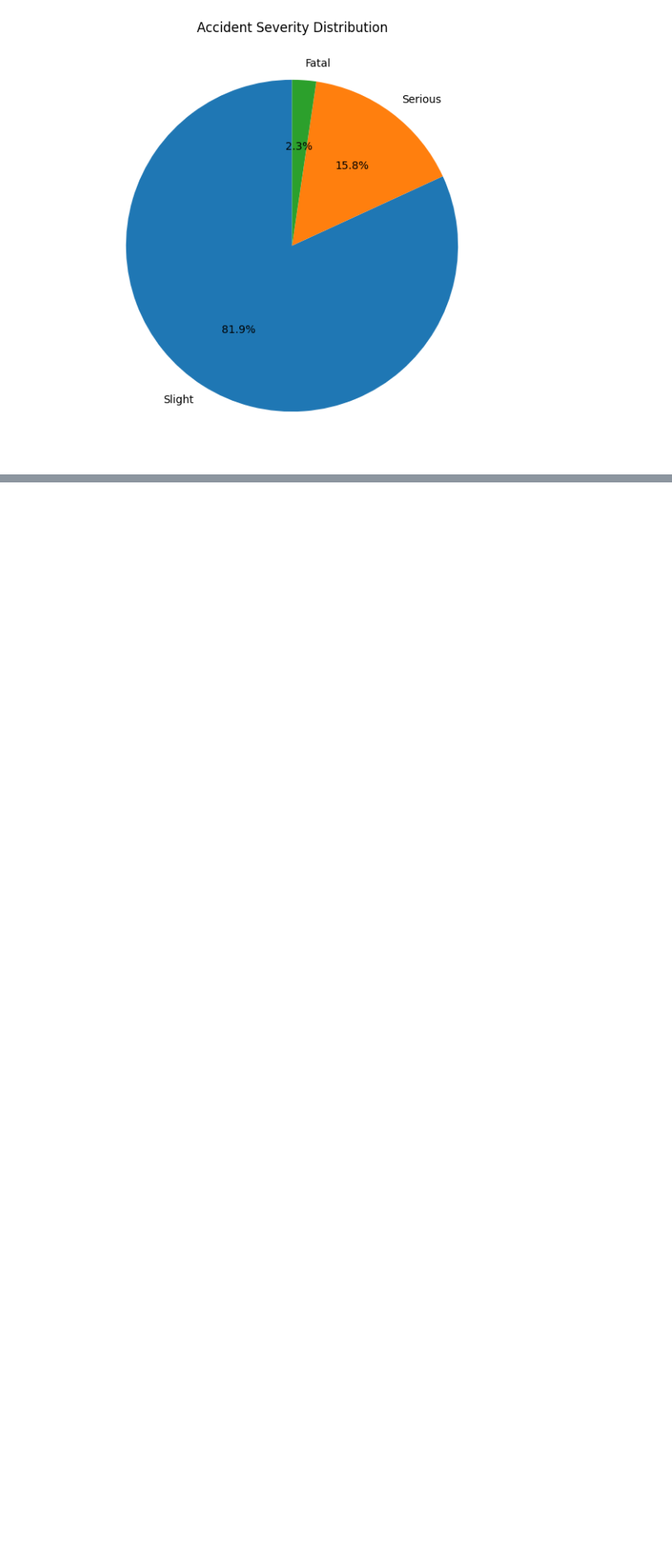
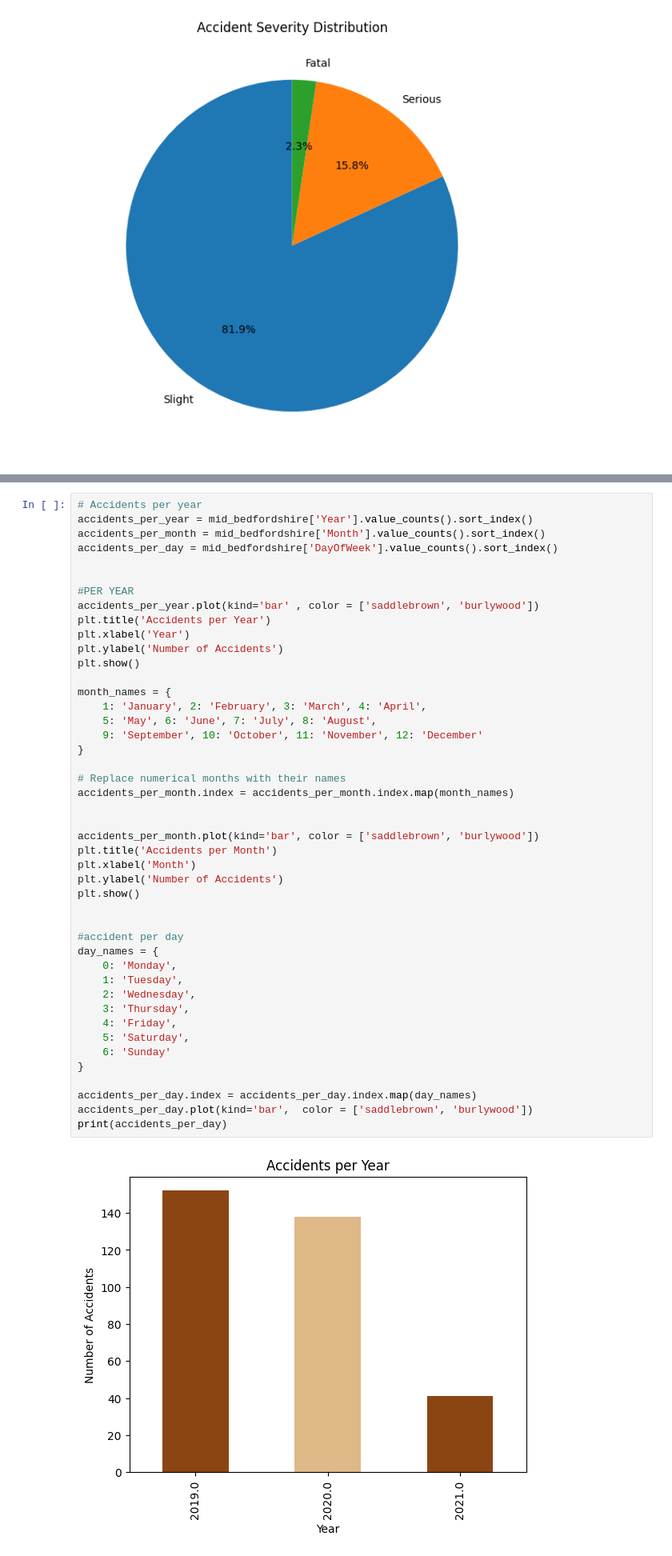
Before and after one commit to elyme-12/ELEC303-BARLAN, a Jupyter notebook: Activity_2.ipynb, the cells around one changed output, grey strips where cells are left out. Shown at 80% size. Saved outputs shown, nothing was run; the diff lists cells and outputs as text; blank space fills up the shorter version.

```diff
--- a/Activity_2.ipynb
+++ b/Activity_2.ipynb
@@ -977,0 +1004,47 @@ m  # Display the map in a Jupyter Notebook
+# %%
+# Accidents per year
+accidents_per_year = mid_bedfordshire['Year'].value_counts().sort_index()
+accidents_per_month = mid_bedfordshire['Month'].value_counts().sort_index()
+accidents_per_day = mid_bedfordshire['DayOfWeek'].value_counts().sort_index()
+
+
+#PER YEAR
+accidents_per_year.plot(kind='bar' , color = ['saddlebrown', 'burlywood'])
+plt.title('Accidents per Year')
+plt.xlabel('Year')
+plt.ylabel('Number of Accidents')
+plt.show()
+
+month_names = {
+    1: 'January', 2: 'February', 3: 'March', 4: 'April',
+    5: 'May', 6: 'June', 7: 'July', 8: 'August',
+    9: 'September', 10: 'October', 11: 'November', 12: 'December'
+}
+
+# Replace numerical months with their names
+accidents_per_month.index = accidents_per_month.index.map(month_names)
+
+
+accidents_per_month.plot(kind='bar', color = ['saddlebrown', 'burlywood'])
+plt.title('Accidents per Month')
+plt.xlabel('Month')
+plt.ylabel('Number of Accidents')
+plt.show()
+
+
+#accident per day
+day_names = {
+    0: 'Monday',
+    1: 'Tuesday',
+    2: 'Wednesday',
+    3: 'Thursday',
+    4: 'Friday',
+    5: 'Saturday',
+    6: 'Sunday'
+}
+
+accidents_per_day.index = accidents_per_day.index.map(day_names)
+accidents_per_day.plot(kind='bar',  color = ['saddlebrown', 'burlywood'])
+print(accidents_per_day)
+# %% [output]
+[figure, added]
```
Also changed, not shown: parts of 31 cells of this notebook, 2 other files.
